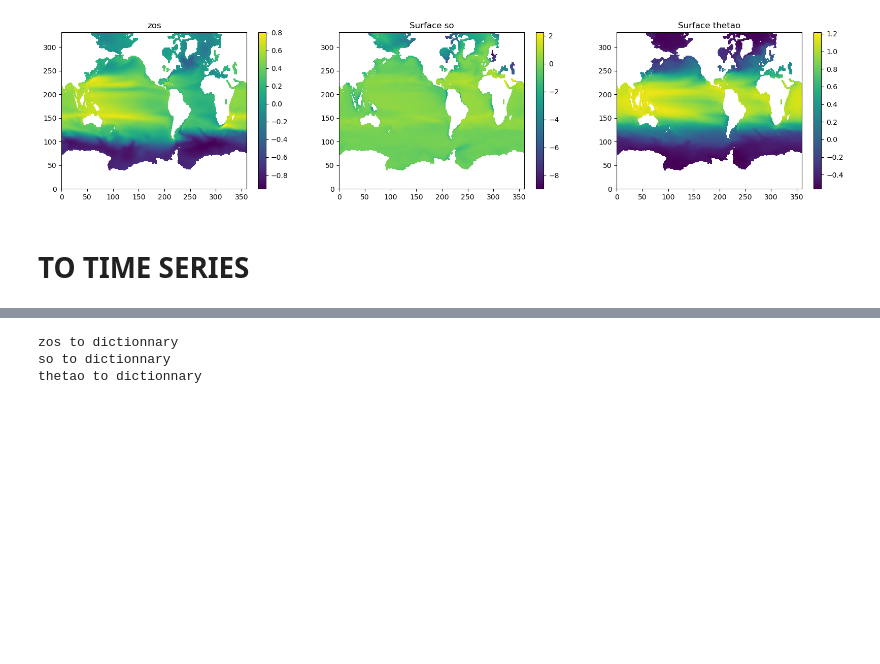
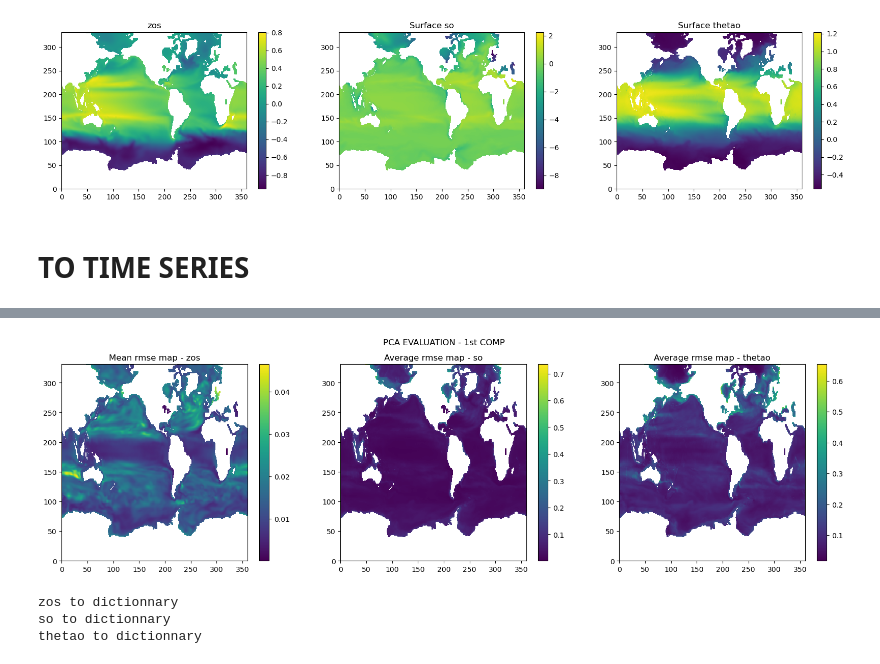
Before and after one commit to maudtst/Spinup-NEMO, a Jupyter notebook: Notebooks/Jumper.ipynb, the cells around one changed output, grey strips where cells are left out. Cells and saved outputs as stored; diff of their text form; code cells hidden in the pictures; blank space fills up the shorter version.

```diff
--- a/Notebooks/Jumper.ipynb
+++ b/Notebooks/Jumper.ipynb
@@ -176,26 +180,24 @@ print("RMSE compilated for thetao")
 # %%
 values = [rmseV_zos,rmseV_so,rmseV_thetao]
 maps   = [rmseM_zos,rmseM_so,rmseM_thetao]
 names  = ["zos","so","thetao"]
 
-fig, axes = plt.subplots(2, 3, figsize=(20, 10))
+fig, axes = plt.subplots(1, 3, figsize=(20, 5))
 
-for i in range(len(axes[0])):
-    axes[0, i].plot(values[i],linestyle = "dashed",color="black", markersize =4)
-    axes[0, i].set_title(f"Average rmse values - {names[i]}")
-
+for i in range(3):
     if len(np.shape(maps[i]))==2:
-        im = axes[1, i].pcolor(maps[i])
-        plt.colorbar(im, ax=axes[1, i])
-        axes[1, i].set_title(f"Mean rmse map - {names[i]}")
+        im = axes[i].pcolor(maps[i])
+        plt.colorbar(im, ax=axes[i])
+        axes[i].set_title(f"Mean rmse map - {names[i]}")
     else:
-        im = axes[1, i].pcolor(np.nanmean(maps[i],axis=0))
-        plt.colorbar(im, ax=axes[1, i])
-        axes[1, i].set_title(f"Average rmse map - {names[i]}")
-        axes[0, i].plot(np.nanmean(values[i],axis=1),linewidth=1.5,color="red", markersize =4)
+        im = axes[i].pcolor(np.nanmean(maps[i],axis=0))
+        plt.colorbar(im, ax=axes[i])
+        axes[i].set_title(f"Average rmse map - {names[i]}")
 
 fig.suptitle("PCA EVALUATION - 1st COMP")
 plt.show()
+# %% [output]
+[figure, added]
 # %%
 zos_dico = simu_zos.makeDico()
 print("zos to dictionnary")
```
Also changed, not shown: parts of 23 cells of this notebook, 1 other file.
